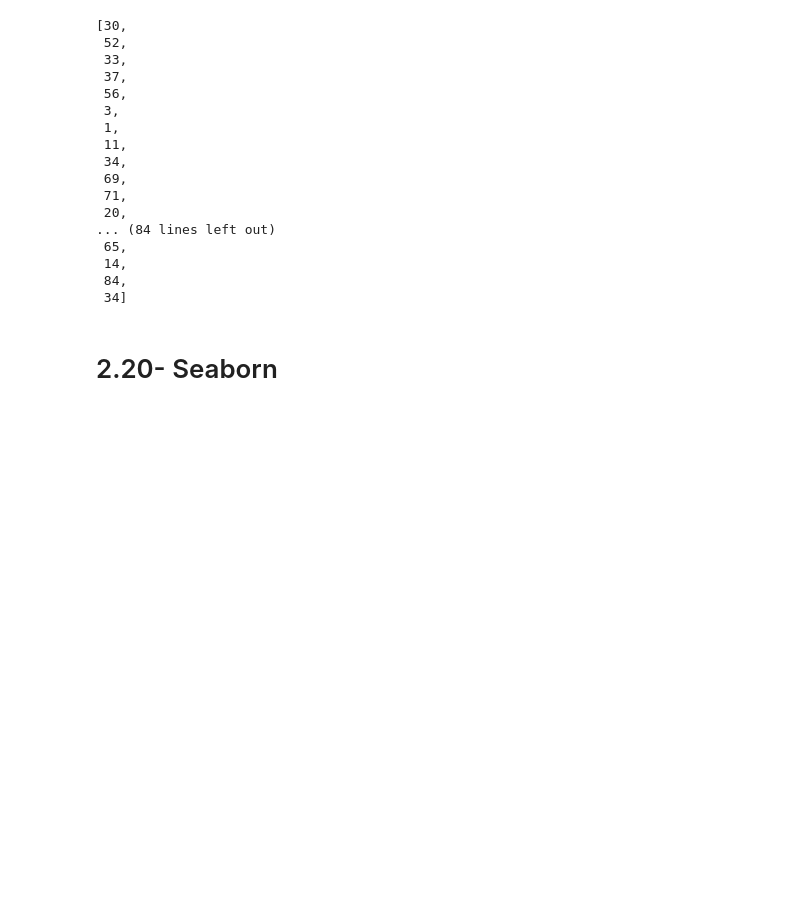
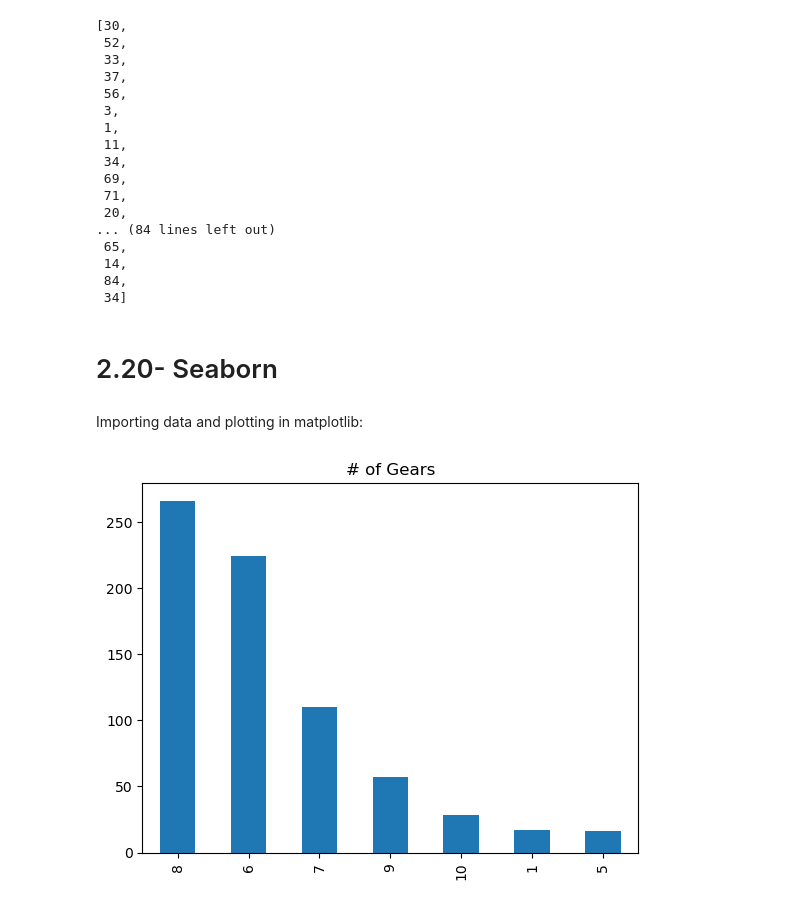
Before and after one commit to Ozxahmed/ML_DS_DL_Udemy_Course, a Jupyter notebook: s2_statistics_probability_refresher.ipynb, the cells around one changed output. Drawn from its saved outputs; the diff is of its cells as text; code cells hidden in the pictures; blank space fills up the shorter version.

```diff
--- a/s2_statistics_probability_refresher.ipynb
+++ b/s2_statistics_probability_refresher.ipynb
@@ -542,3 +543,15 @@ age
  34]
 # %% [markdown]
 # 2.20- Seaborn
+# %% [markdown]
+Importing data and plotting in matplotlib:
+# %%
+df = pd.read_csv("http://media.sundog-soft.com/SelfDriving/FuelEfficiency.csv")
+
+# columns: 'Mfr Name', 'Carline', 'Eng Displ', 'Cylinders', 'Transmission', 'CityMPG', 'HwyMPG', 'CombMPG', '# Gears'
+
+gear_counts = df['# Gears'].value_counts()
+
+gear_counts.plot(kind='bar', title='# of Gears');
+# %% [output]
+[figure, added]
```
Also changed, not shown: parts of 15 cells of this notebook.
